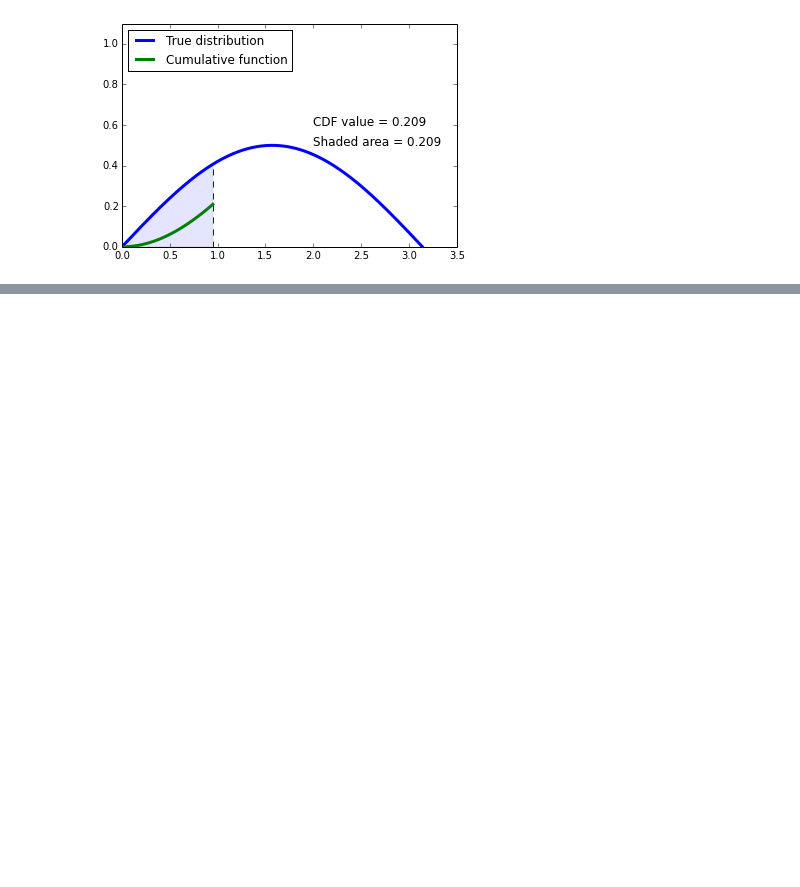
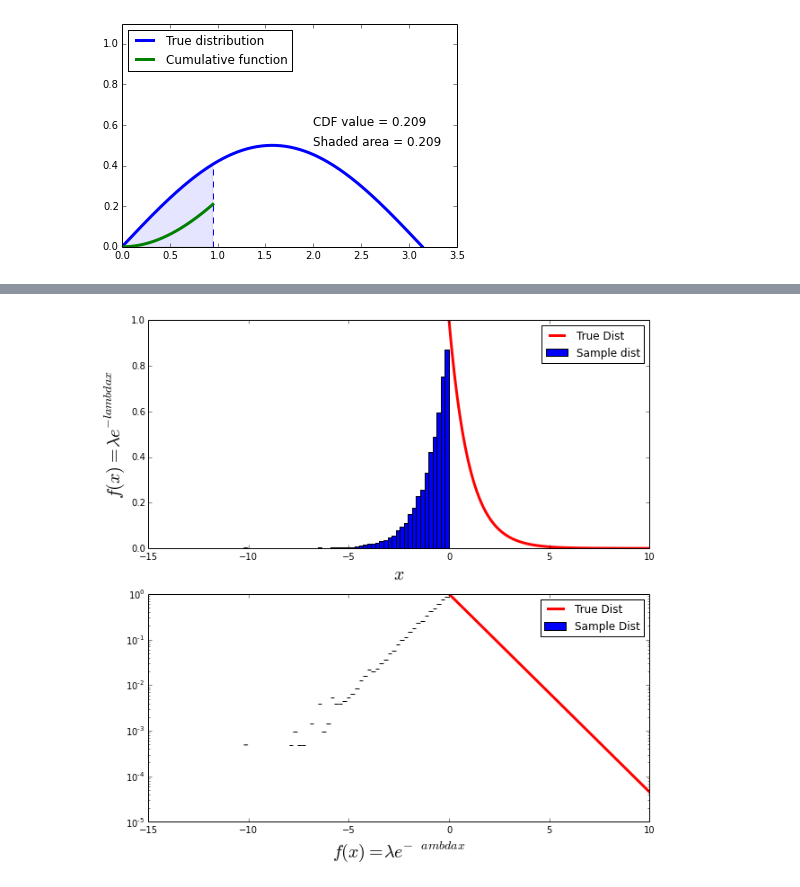
Before and after one commit to jvanstad/PHYS202-S14, a Jupyter notebook: SciPy/RandomAndMCTour.ipynb, the cells around one changed output, grey strips where cells are left out. Cells and saved outputs as stored; diff of their text form; code cells hidden in the pictures; blank space fills up the shorter version.

```diff
--- a/SciPy/RandomAndMCTour.ipynb
+++ b/SciPy/RandomAndMCTour.ipynb
@@ -91,0 +125,22 @@ v = interact(CDFviewer,xmax=(0.,np.pi,0.01))
+# %%
+N=10000
+z=numpy.random.random_sample(N)
+xsamples=Finv(z)
+
+plt.figure(1,(10,10))
+plt.subplot(2,1,1)
+plt.hist(xsamples,50,normed=True,label="Sample dist")
+plt.plot(x,f(x), label="True Dist",lw=3,color="red")
+plt.xlabel(r"$x$",fontsize=20)
+plt.ylabel(r'$f(x)=\lambda e^{-lambda x} $', fontsize=20)
+plt.legend(loc="best")
+
+#ZOOM ON TAIL
+plt.subplot(2,1,2)
+plt.semilogy(x,f(x),label="True Dist",lw=3,color="red")
+n,b,p=plt.hist(xsamples,50,normed=True, label="Sample Dist")
+plt.xlabel(r'$f(x)=\lambda e^{-\;ambda x}$', fontsize=20)
+plt.legend(loc="best")
+plt.show()
+# %% [output]
+[figure, added]
```
Also changed, not shown: parts of 10 cells of this notebook, 1 other file.
